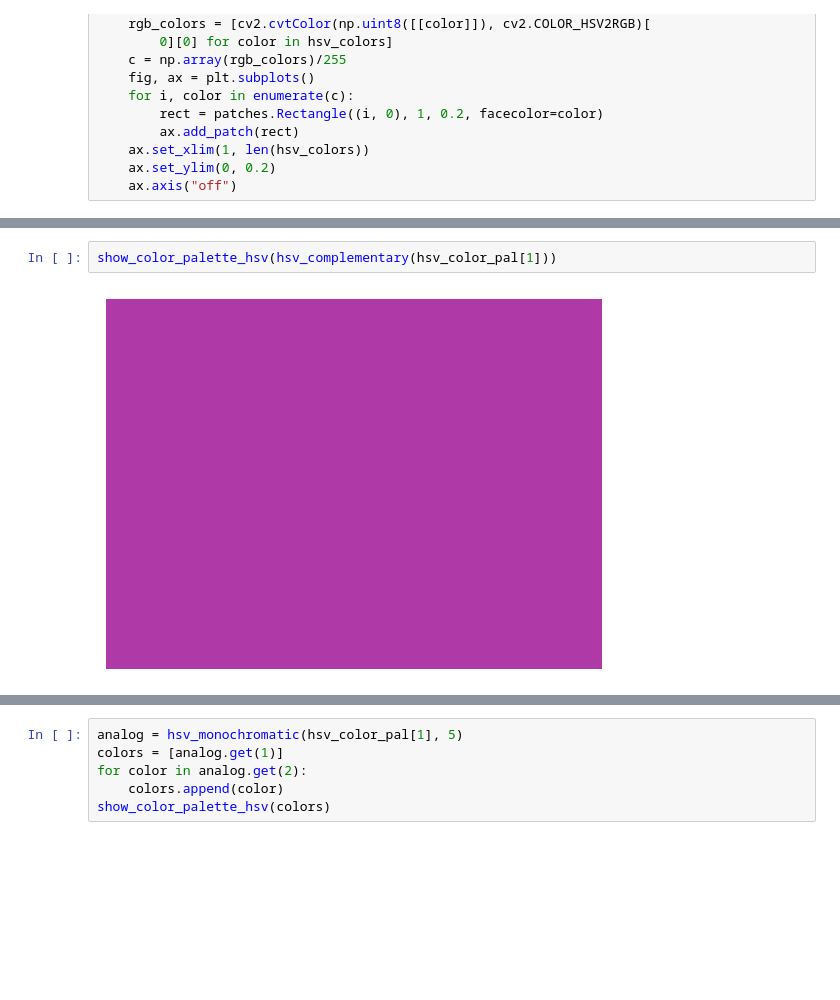
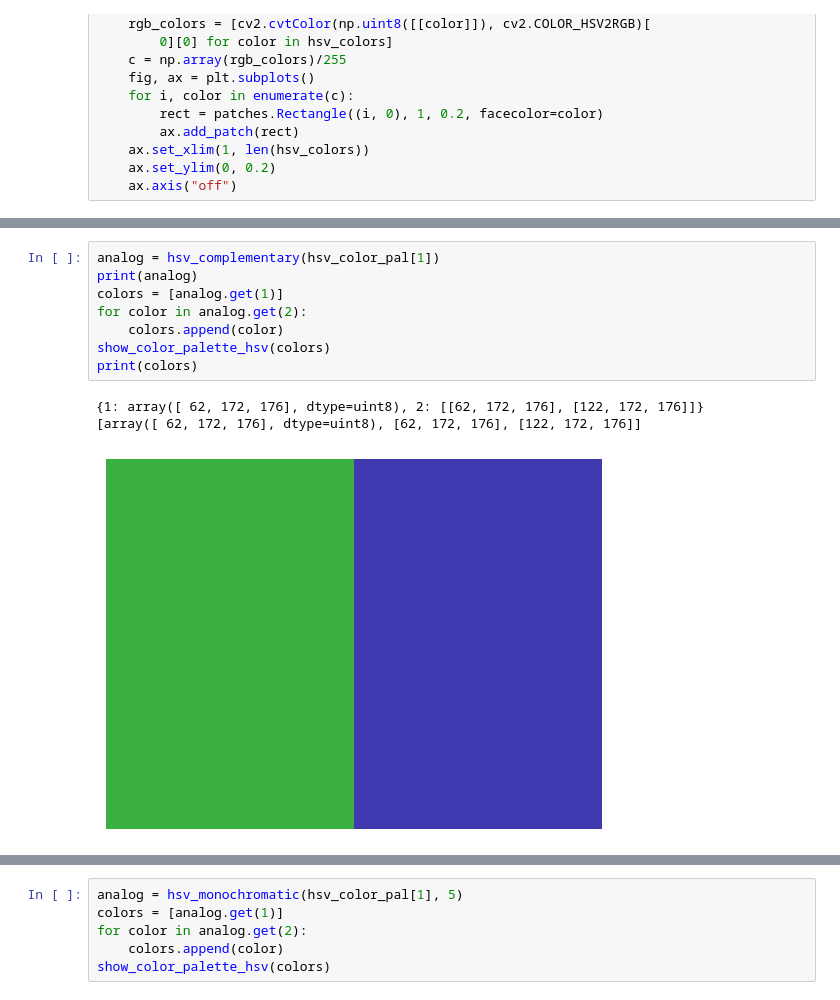
Before and after one commit to rubsuadav/Trabajo-PID, a Jupyter notebook: Trabajo PID.ipynb, the cells around one changed output, grey strips where cells are left out. Cells and saved outputs as stored; diff of their text form; blank space fills up the shorter version.

Commit message:
added expansion of complementary pallets in hsv

```diff
--- a/Trabajo PID.ipynb
+++ b/Trabajo PID.ipynb
@@ -1283,4 +1324,12 @@ show_color_palette_hsv(colors)
 # %%
-show_color_palette_hsv(hsv_complementary(hsv_color_pal[1]))
+analog = hsv_complementary(hsv_color_pal[1])
+print(analog)
+colors = [analog.get(1)]
+for color in analog.get(2):
+    colors.append(color)
+show_color_palette_hsv(colors)
+print(colors)
 # %% [output]
+{1: array([ 62, 172, 176], dtype=uint8), 2: [[62, 172, 176], [122, 172, 176]]}
+[array([ 62, 172, 176], dtype=uint8), [62, 172, 176], [122, 172, 176]]
-[figure, old version]
+[figure, new version]
```
Also changed, not shown: parts of 9 cells of this notebook.
